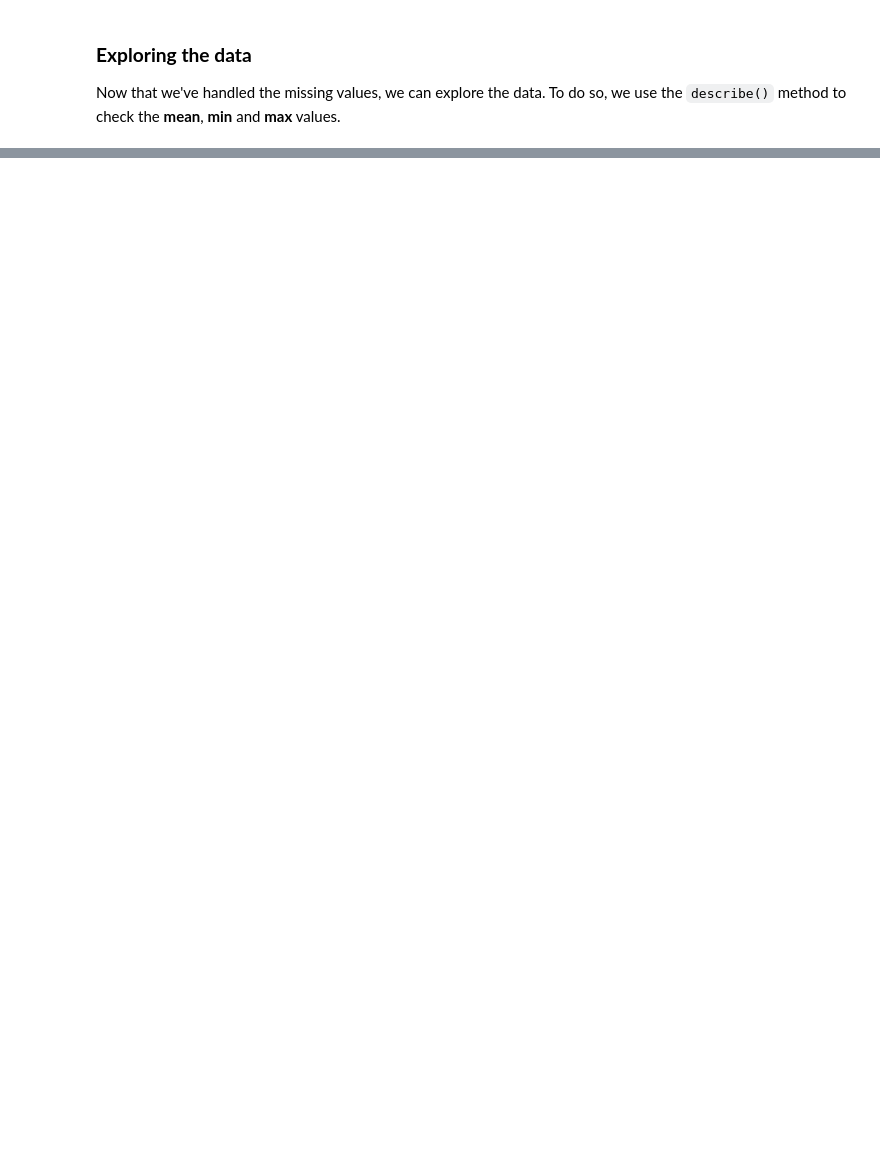
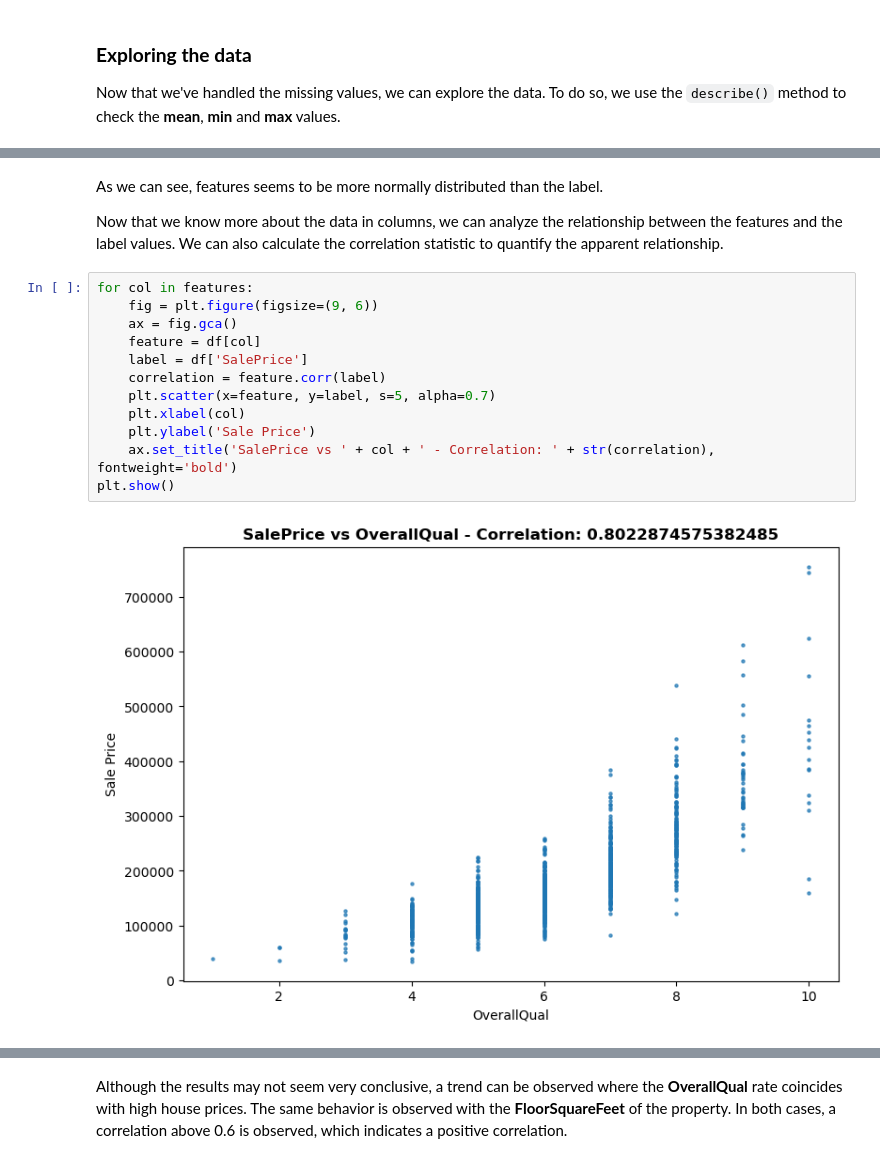
Before and after one commit to carlosopr/g-labs, a Jupyter notebook: project01/house_prices.ipynb, the cells around one changed output, grey strips where cells are left out. Drawn from its saved outputs; the diff is of its cells as text; blank space fills up the shorter version.

```diff
--- a/project01/house_prices.ipynb
+++ b/project01/house_prices.ipynb
@@ -129,0 +141,18 @@ sns.displot(data=df, x='SalePrice')
+# %% [markdown]
+As we can see, features seems to be more normally distributed than the label.
+
+Now that we know more about the data in columns, we can analyze the relationship between the features and the label values. We can also calculate the correlation statistic to quantify the apparent relationship.
+# %%
+for col in features:
+    fig = plt.figure(figsize=(9, 6))
+    ax = fig.gca()
+    feature = df[col]
+    label = df['SalePrice']
+    correlation = feature.corr(label)
+    plt.scatter(x=feature, y=label, s=5, alpha=0.7)
+    plt.xlabel(col)
+    plt.ylabel('Sale Price')
+    ax.set_title('SalePrice vs ' + col + ' - Correlation: ' + str(correlation), fontweight='bold')
+plt.show()
+# %% [output]
+[figure, added]
@@ -129,0 +163,2 @@ sns.displot(data=df, x='SalePrice')
+# %% [markdown]
+Although the results may not seem very conclusive, a trend can be observed where the **OverallQual** rate coincides with high house prices. The same behavior is observed with the **FloorSquareFeet** of the property. In both cases, a correlation above 0.6 is observed, which indicates a positive correlation.
```
Also changed, not shown: parts of 9 cells of this notebook.
